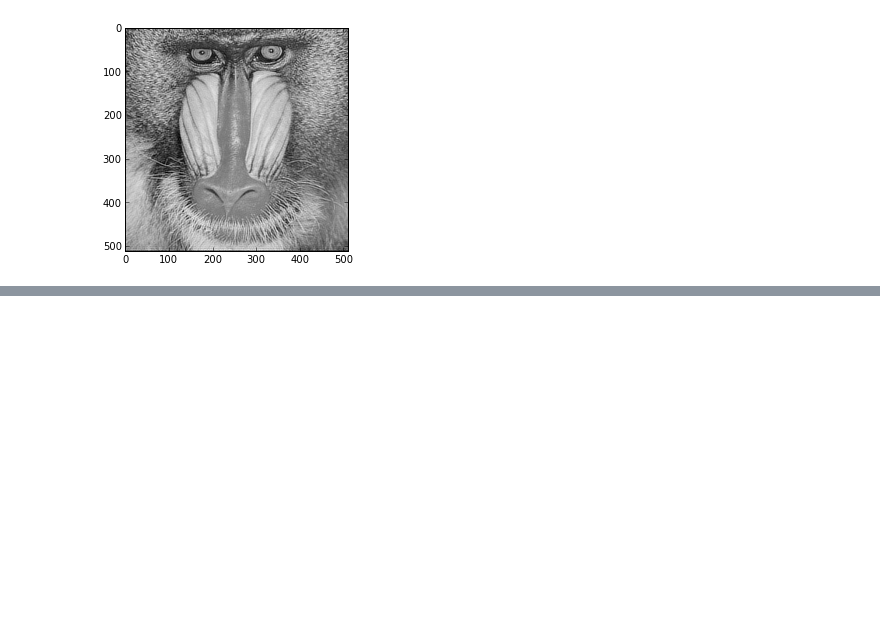
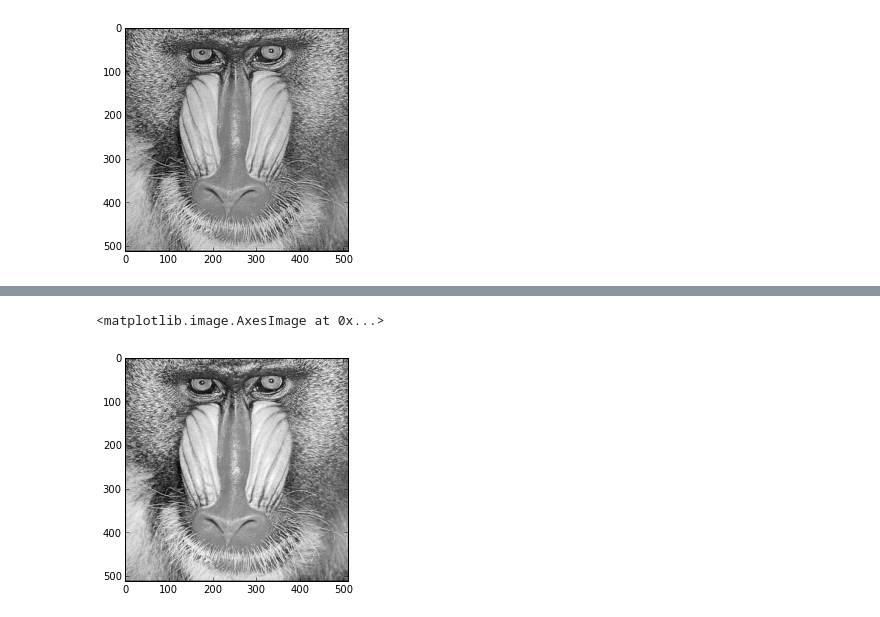
Before and after one commit to elsuizo/Practicas_vision, a Jupyter notebook: pruebas_fft.ipynb, the cells around one changed output, grey strips where cells are left out. Drawn from its saved outputs; the diff is of its cells as text; code cells hidden in the pictures; blank space fills up the shorter version.

```diff
--- a/pruebas_fft.ipynb
+++ b/pruebas_fft.ipynb
@@ -89,0 +120,28 @@ plt.imshow(trans, cmap='gray')
+# %%
+def lpfilter_gaussian(im,D_0):
+    """ """
+    M,N = im.shape
+    U,V = dftuv(M,N)
+
+    D = np.sqrt(U**2 + V**2)
+
+    H = np.exp((-D**2 )/ (2 * D_0**2))
+    H_shift = fft.fftshift(H)
+
+    F = fftpack.fft2(im)
+    F_shift = fft.fftshift(F)
+
+    im_fil = H_shift * F_shift
+
+    im_back = fft.ifft2(im_fil)
+
+    im_back = np.abs(im_back)
+
+    return im_back
+# %%
+trans3 = lpfilter_gaussian(im1,120)
+# %%
+plt.imshow(trans3,cmap='gray')
+# %% [output]
+<matplotlib.image.AxesImage at 0x...>
+[figure, added]
```
Also changed, not shown: parts of 18 cells of this notebook.
